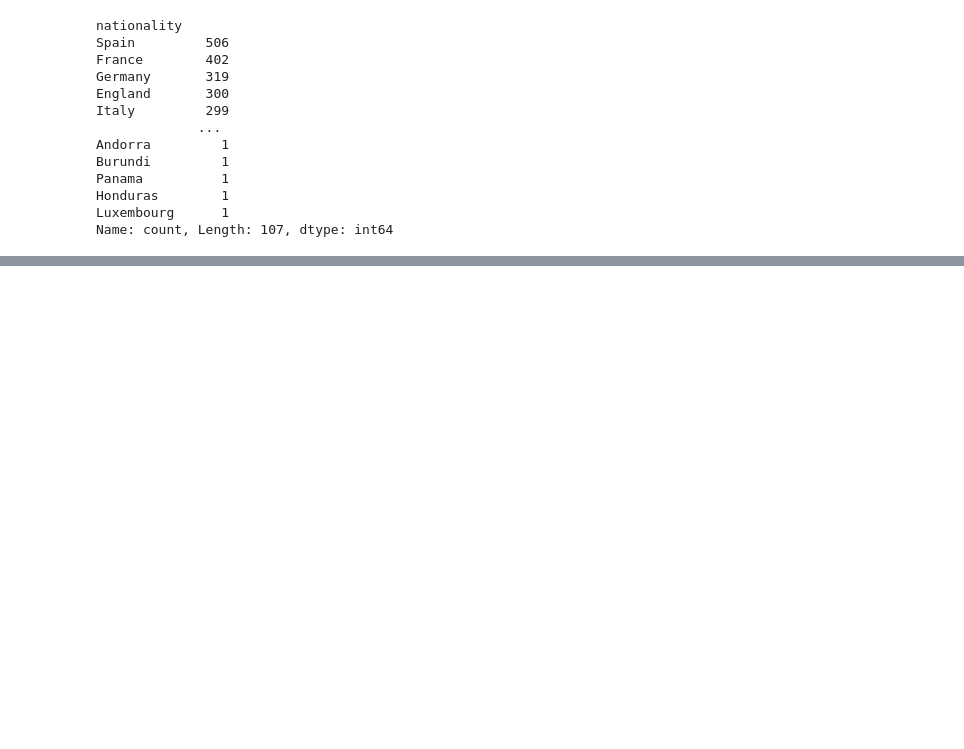
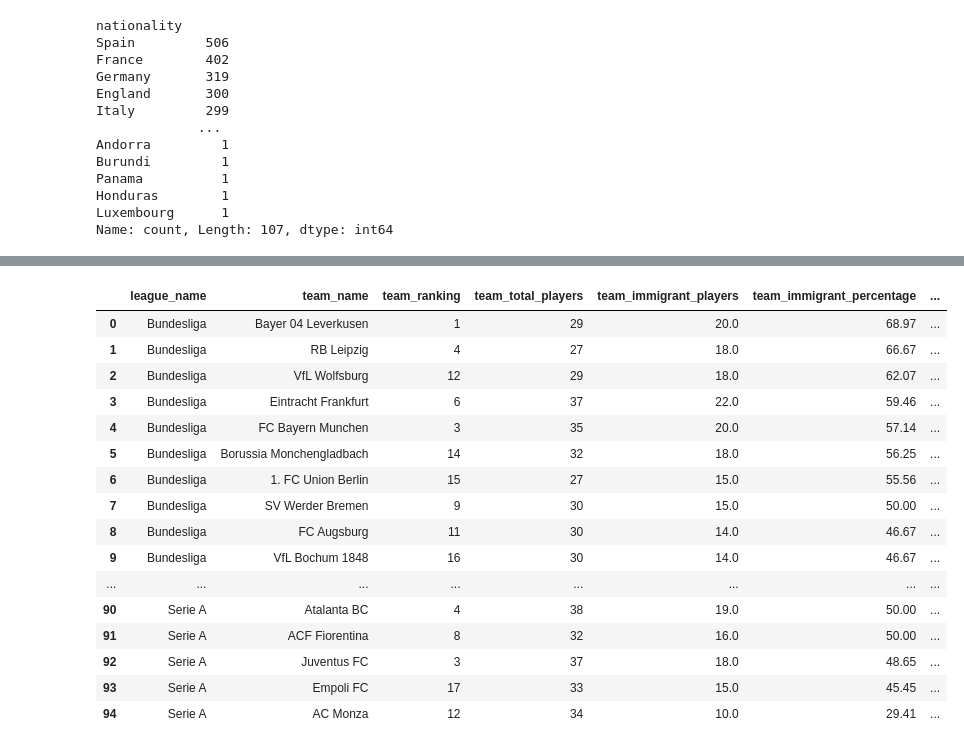
Before and after one commit to h31tor/football, a Jupyter notebook: Football.ipynb, the cells around one changed output, grey strips where cells are left out. Drawn from its saved outputs; the diff is of its cells as text; code cells hidden in the pictures; blank space fills up the shorter version.

```diff
--- a/Football.ipynb
+++ b/Football.ipynb
@@ -197,2 +161,89 @@ oldest_by_nationality
 # %%
-oldest_by_nationality.to_csv('oldest_by_nationality.csv')
+immigrants_team = pd.read_sql(
+    """
+    WITH player_data AS (
+        SELECT
+            p.player_id,
+            p.name AS player_name,
+            p.nationality,
+            t.team_id,
+            t.name AS team_name,
+            s.position AS team_ranking,
+            l.league_id,
+            l.name AS league_name,
+            CASE
+                WHEN l.name = 'Premier League' AND p.nationality IN ('England', 'Wales') THEN 0
+                WHEN l.name = 'Serie A' AND p.nationality = 'Italy' THEN 0
+                WHEN l.name = 'La Liga' AND p.nationality = 'Spain' THEN 0
+                WHEN l.name = 'Bundesliga' AND p.nationality = 'Germany' THEN 0
+                WHEN l.name = 'Ligue 1' AND p.nationality = 'France' THEN 0
+                ELSE 1
+            END AS is_immigrant
+        FROM players p
+        JOIN standings s ON s.team_id = p.team_id
+        JOIN teams t ON p.team_id = t.team_id
+        JOIN leagues l ON t.league_id = l.league_id
+    ),
+    nationality_counts AS (
+        SELECT
+            team_name,
+            league_name,
+            nationality,
+            COUNT(*) AS num_players
+        FROM player_data
+        GROUP BY team_name, league_name, nationality
+    ),
+    nationality_summary AS (
+        SELECT
+            team_name,
+            league_name,
+            GROUP_CONCAT(CONCAT(nationality, ' (', num_players, ')') ORDER BY num_players DESC SEPARATOR ', ') AS player_nationality_breakdown
+        FROM nationality_counts
+        GROUP BY team_name, league_name
+    ),
+    team_stats AS (
+        SELECT
+            league_name,
+            team_name,
+            team_ranking,
+            COUNT(*) AS team_total_players,
+            SUM(is_immigrant) AS team_immigrant_players,
+            ROUND(100 * SUM(is_immigrant) / COUNT(*), 2) AS team_immigrant_percentage
+        FROM player_data
+        GROUP BY league_name, team_name, team_ranking
+    )
+    SELECT
+        ts.league_name,
+        ts.team_name,
+        ts.team_ranking,
+        ts.team_total_players,
+        ts.team_immigrant_players,
+        ts.team_immigrant_percentage,
+        ns.player_nationality_breakdown
+    FROM team_stats ts
+    JOIN nationality_summary ns
+      ON ts.team_name = ns.team_name AND ts.league_name = ns.league_name
+    ORDER BY ts.league_name, ts.team_immigrant_percentage DESC
+    """,
+    engine)
+
+pd.set_option('display.max_rows', None)
+immigrants_team.head(1000)
+# %% [output]
+|  | league_name | team_name | team_ranking | team_total_players | team_immigrant_players | team_immigrant_percentage | ... |
+| 0 | Bundesliga | Bayer 04 Leverkusen | 1 | 29 | 20.0 | 68.97 | ... |
+| 1 | Bundesliga | RB Leipzig | 4 | 27 | 18.0 | 66.67 | ... |
+| 2 | Bundesliga | VfL Wolfsburg | 12 | 29 | 18.0 | 62.07 | ... |
+| 3 | Bundesliga | Eintracht Frankfurt | 6 | 37 | 22.0 | 59.46 | ... |
+| 4 | Bundesliga | FC Bayern Munchen | 3 | 35 | 20.0 | 57.14 | ... |
+| 5 | Bundesliga | Borussia Monchengladbach | 14 | 32 | 18.0 | 56.25 | ... |
+| 6 | Bundesliga | 1. FC Union Berlin | 15 | 27 | 15.0 | 55.56 | ... |
+| 7 | Bundesliga | SV Werder Bremen | 9 | 30 | 15.0 | 50.00 | ... |
+| 8 | Bundesliga | FC Augsburg | 11 | 30 | 14.0 | 46.67 | ... |
+| 9 | Bundesliga | VfL Bochum 1848 | 16 | 30 | 14.0 | 46.67 | ... |
+| ... | ... | ... | ... | ... | ... | ... | ... |
+| 90 | Serie A | Atalanta BC | 4 | 38 | 19.0 | 50.00 | ... |
+| 91 | Serie A | ACF Fiorentina | 8 | 32 | 16.0 | 50.00 | ... |
+| 92 | Serie A | Juventus FC | 3 | 37 | 18.0 | 48.65 | ... |
+| 93 | Serie A | Empoli FC | 17 | 33 | 15.0 | 45.45 | ... |
+| 94 | Serie A | AC Monza | 12 | 34 | 10.0 | 29.41 | ... |
```
Also changed, not shown: parts of 2 cells of this notebook.
